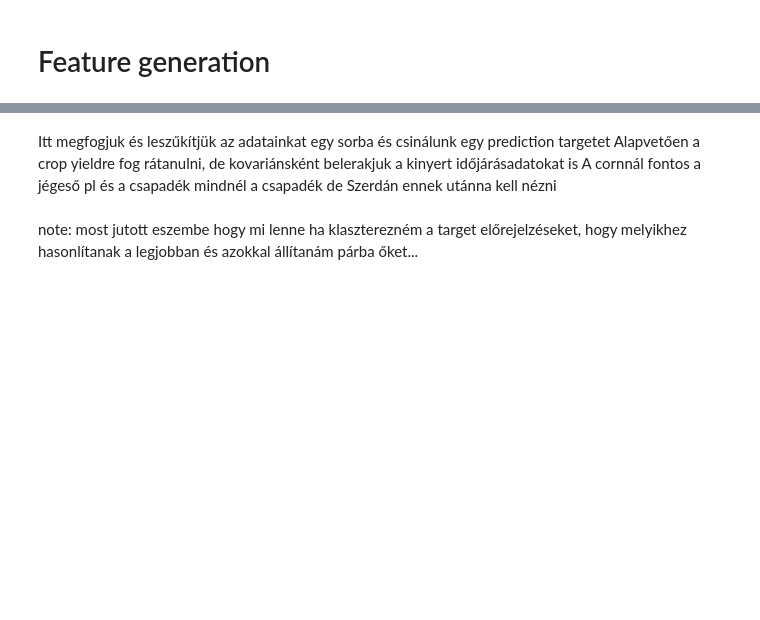
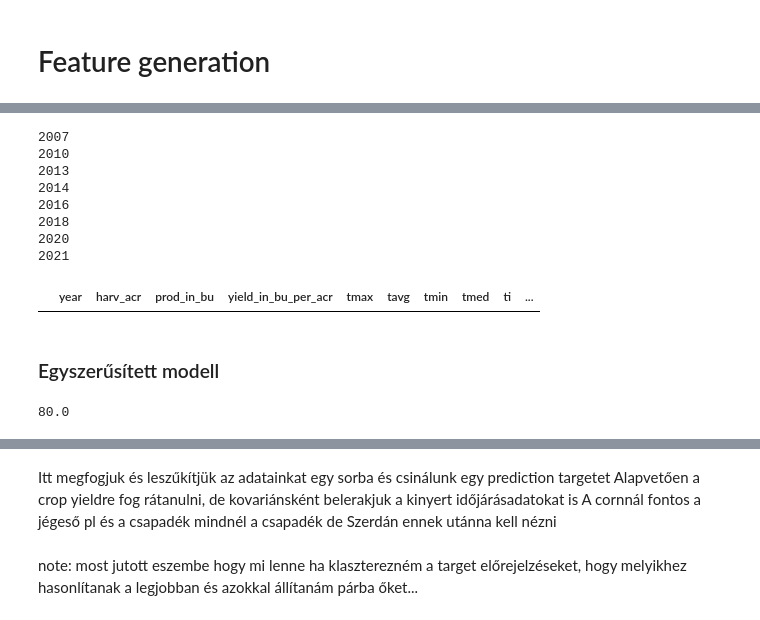
Before and after one commit to danFjs/QuantCh, a Jupyter notebook: JOebiden.ipynb, the cells around one changed output, grey strips where cells are left out. Saved outputs shown, nothing was run; the diff lists cells and outputs as text; code cells hidden in the pictures; blank space fills up the shorter version.

```diff
--- a/JOebiden.ipynb
+++ b/JOebiden.ipynb
@@ -441,6 +449,3 @@ station_ds[station_ds.columns[0]]
 95    72644
 96    72755
 Name: Code, Length: 97, dtype: object
-# %%
-county_abbr_mod = county_abbr.copy(deep=True)
-county_abbr_mod['CTY_NAME'] = [s.replace('St.', 'Saint') + ' County' for s in county_abbr['CTY_NAME']]
@@ -949,0 +1061,8 @@ weather
+# %%
+#a df egy weather adathalmaz lesz amiből kiszopkodjuk az adatot
+def get_features(weather,crop):
+    training_set = pd.DataFrame(columns=['year','harv_acr','prod_in_bu','yield_in_bu_per_acr','tmax','tavg','tmin','tmed','ti', 'tregslope','gstagefrost', 'gstagetavg', 'gstagemin','gstagemax'])
+    for i in crop['Year'][(crop['Year']>min(weather['year']))]:
+        print(i)
+
+    return training_set
@@ -949,0 +1073,14 @@ weather
+# %%
+get_features(weather = weather[0][0],crop=corn[0])
+# %% [output]
+2007
+2010
+2013
+2014
+2016
+2018
+2020
+2021
+|  | year | harv_acr | prod_in_bu | yield_in_bu_per_acr | tmax | tavg | tmin | tmed | ti | ... |
+# %% [markdown]
+### Egyszerűsített modell
@@ -949,0 +1109,4 @@ weather
+# %%
+corn[0][(corn[0]['Year'] == 2007)]['YIELD, MEASURED IN BU / ACRE'].values[0]
+# %% [output]
+80.0
```
Also changed, not shown: parts of 51 cells of this notebook.
